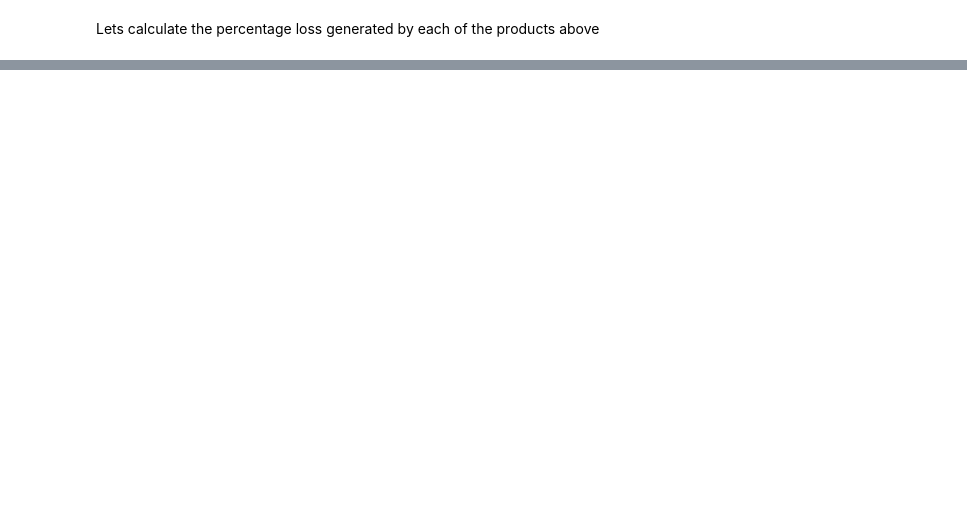
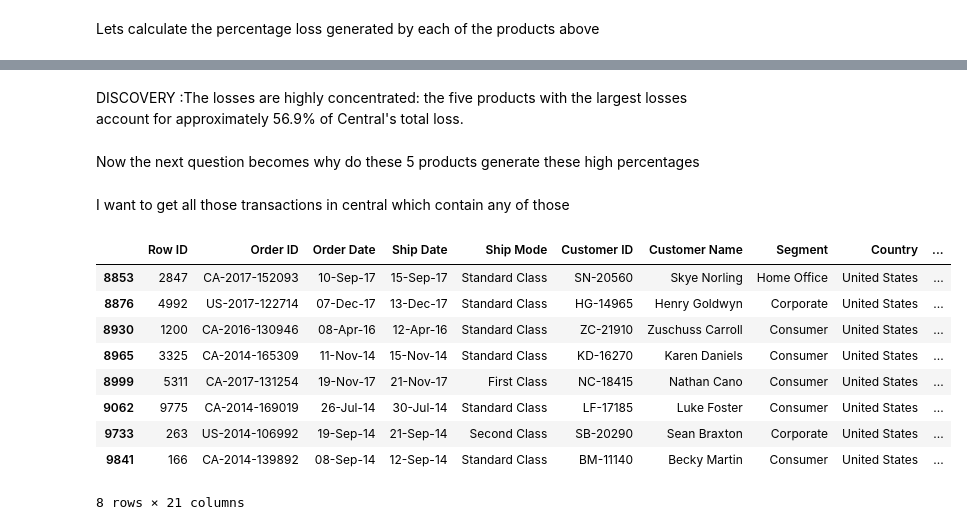
Before and after one commit to AustinNgugi/Sales-Analysis, a Jupyter notebook: sales.ipynb, the cells around one changed output, grey strips where cells are left out. Drawn from its saved outputs; the diff is of its cells as text; code cells hidden in the pictures; blank space fills up the shorter version.

```diff
--- a/sales.ipynb
+++ b/sales.ipynb
@@ -521,0 +529,29 @@ Lets calculate the percentage loss generated by each of the products above
+# %% [markdown]
+DISCOVERY :The losses are highly concentrated: the five products with the largest losses account for approximately 56.9% of Central's total loss.
+# %% [markdown]
+Now the next question becomes why do these 5 products generate these high percentages
+# %%
+top_loss_products = [
+    'GBC DocuBind P400 Electric Binding System',
+    'Fellowes PB500 Electric Punch Plastic Comb Binding Machine with Manual Bind',
+    'Ibico EPK-21 Electric Binding System',
+    'Lexmark MX611dhe Monochrome Laser Printer',
+    'GBC DocuBind TL300 Electric Binding System'
+]
+# %% [markdown]
+I want to get all those transactions in central which contain any of those
+# %%
+transactions_of_top_loss=loss_making_transactions[loss_making_transactions['Product Name'].isin(top_loss_products)]
+# %%
+transactions_of_top_loss
+# %% [output]
+|  | Row ID | Order ID | Order Date | Ship Date | Ship Mode | Customer ID | Customer Name | Segment | Country | ... |
+| 8853 | 2847 | CA-2017-152093 | 10-Sep-17 | 15-Sep-17 | Standard Class | SN-20560 | Skye Norling | Home Office | United States | ... |
+| 8876 | 4992 | US-2017-122714 | 07-Dec-17 | 13-Dec-17 | Standard Class | HG-14965 | Henry Goldwyn | Corporate | United States | ... |
+| 8930 | 1200 | CA-2016-130946 | 08-Apr-16 | 12-Apr-16 | Standard Class | ZC-21910 | Zuschuss Carroll | Consumer | United States | ... |
+| 8965 | 3325 | CA-2014-165309 | 11-Nov-14 | 15-Nov-14 | Standard Class | KD-16270 | Karen Daniels | Consumer | United States | ... |
+| 8999 | 5311 | CA-2017-131254 | 19-Nov-17 | 21-Nov-17 | First Class | NC-18415 | Nathan Cano | Consumer | United States | ... |
+| 9062 | 9775 | CA-2014-169019 | 26-Jul-14 | 30-Jul-14 | Standard Class | LF-17185 | Luke Foster | Consumer | United States | ... |
+| 9733 | 263 | US-2014-106992 | 19-Sep-14 | 21-Sep-14 | Second Class | SB-20290 | Sean Braxton | Corporate | United States | ... |
+| 9841 | 166 | CA-2014-139892 | 08-Sep-14 | 12-Sep-14 | Standard Class | BM-11140 | Becky Martin | Consumer | United States | ... |
+8 rows × 21 columns
```
Also changed, not shown: parts of 19 cells of this notebook, 1 other file.
